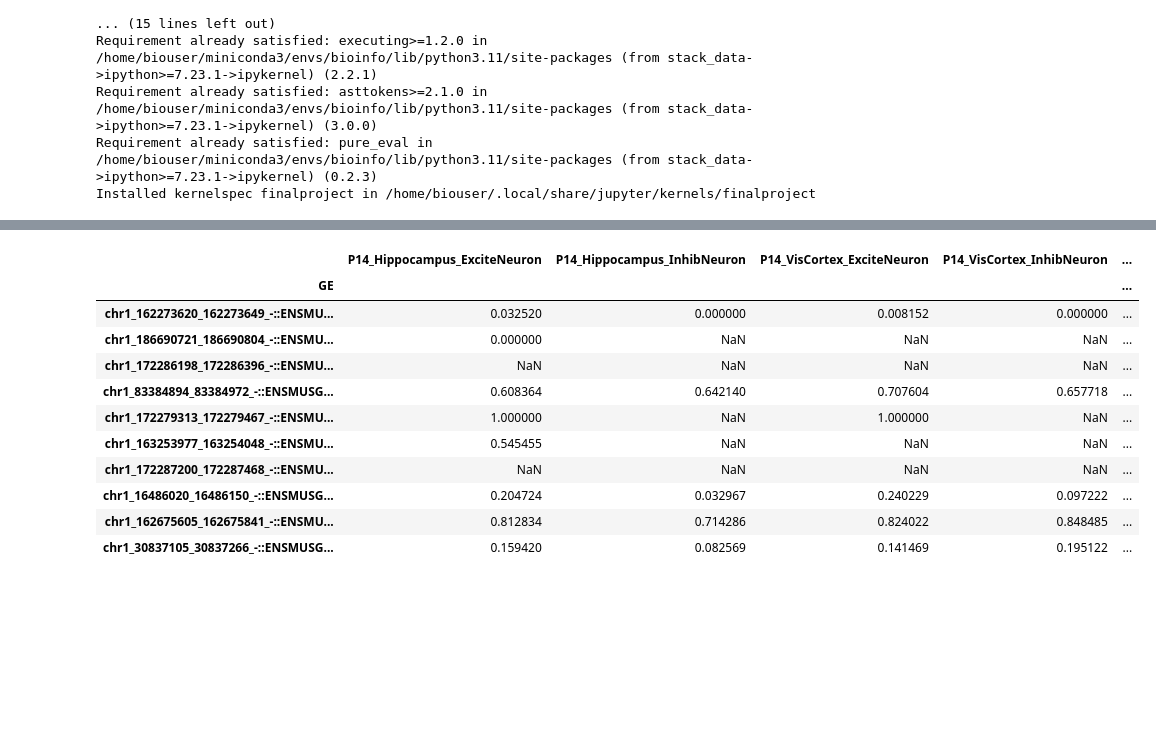
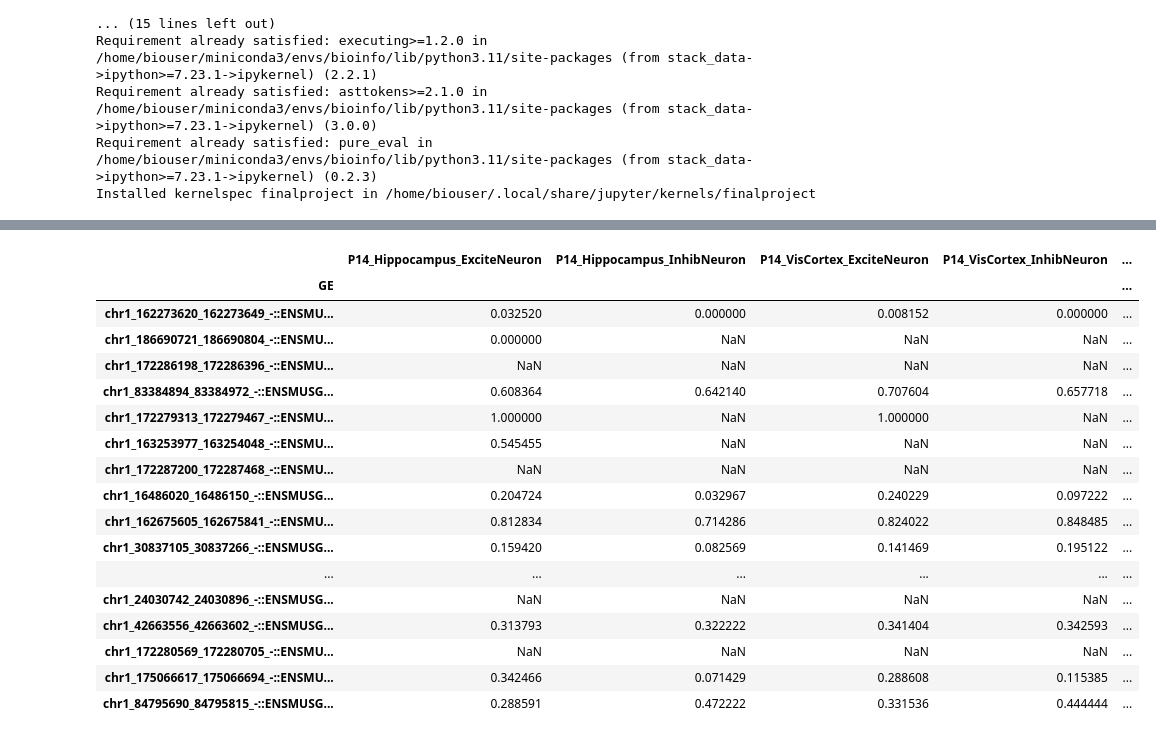
Before and after one commit to aimeenhile/fall25-csc-bioinf, a Jupyter notebook: final-project/src/exon_inclusion/analysis.ipynb, the cells around one changed output, grey strips where cells are left out. Saved outputs shown, nothing was run; the diff lists cells and outputs as text; code cells hidden in the pictures; blank space fills up the shorter version.

```diff
--- a/final-project/src/exon_inclusion/analysis.ipynb
+++ b/final-project/src/exon_inclusion/analysis.ipynb
@@ -62,16 +45,22 @@ type_alt.tail(15)
 # %%
 type_neurons = load_type_neurons("../../data/altExonUsage_devel_type.gz")
-type_neurons.head(10)
+type_neurons.head(20)
 # %% [output]
 |  | P14_Hippocampus_ExciteNeuron | P14_Hippocampus_InhibNeuron | P14_VisCortex_ExciteNeuron | P14_VisCortex_InhibNeuron | ... |
 | GE |  |  |  |  | ... |
 | chr1_162273620_162273649_-::ENSMU... | 0.032520 | 0.000000 | 0.008152 | 0.000000 | ... |
 | chr1_186690721_186690804_-::ENSMU... | 0.000000 | NaN | NaN | NaN | ... |
 | chr1_172286198_172286396_-::ENSMU... | NaN | NaN | NaN | NaN | ... |
 | chr1_83384894_83384972_-::ENSMUSG... | 0.608364 | 0.642140 | 0.707604 | 0.657718 | ... |
 | chr1_172279313_172279467_-::ENSMU... | 1.000000 | NaN | 1.000000 | NaN | ... |
 | chr1_163253977_163254048_-::ENSMU... | 0.545455 | NaN | NaN | NaN | ... |
 | chr1_172287200_172287468_-::ENSMU... | NaN | NaN | NaN | NaN | ... |
 | chr1_16486020_16486150_-::ENSMUSG... | 0.204724 | 0.032967 | 0.240229 | 0.097222 | ... |
 | chr1_162675605_162675841_-::ENSMU... | 0.812834 | 0.714286 | 0.824022 | 0.848485 | ... |
 | chr1_30837105_30837266_-::ENSMUSG... | 0.159420 | 0.082569 | 0.141469 | 0.195122 | ... |
+| ... | ... | ... | ... | ... | ... |
+| chr1_24030742_24030896_-::ENSMUSG... | NaN | NaN | NaN | NaN | ... |
+| chr1_42663556_42663602_-::ENSMUSG... | 0.313793 | 0.322222 | 0.341404 | 0.342593 | ... |
+| chr1_172280569_172280705_-::ENSMU... | NaN | NaN | NaN | NaN | ... |
+| chr1_175066617_175066694_-::ENSMU... | 0.342466 | 0.071429 | 0.288608 | 0.115385 | ... |
+| chr1_84795690_84795815_-::ENSMUSG... | 0.288591 | 0.472222 | 0.331536 | 0.444444 | ... |
```
Also changed, not shown: parts of 7 cells of this notebook, 1 other file.
